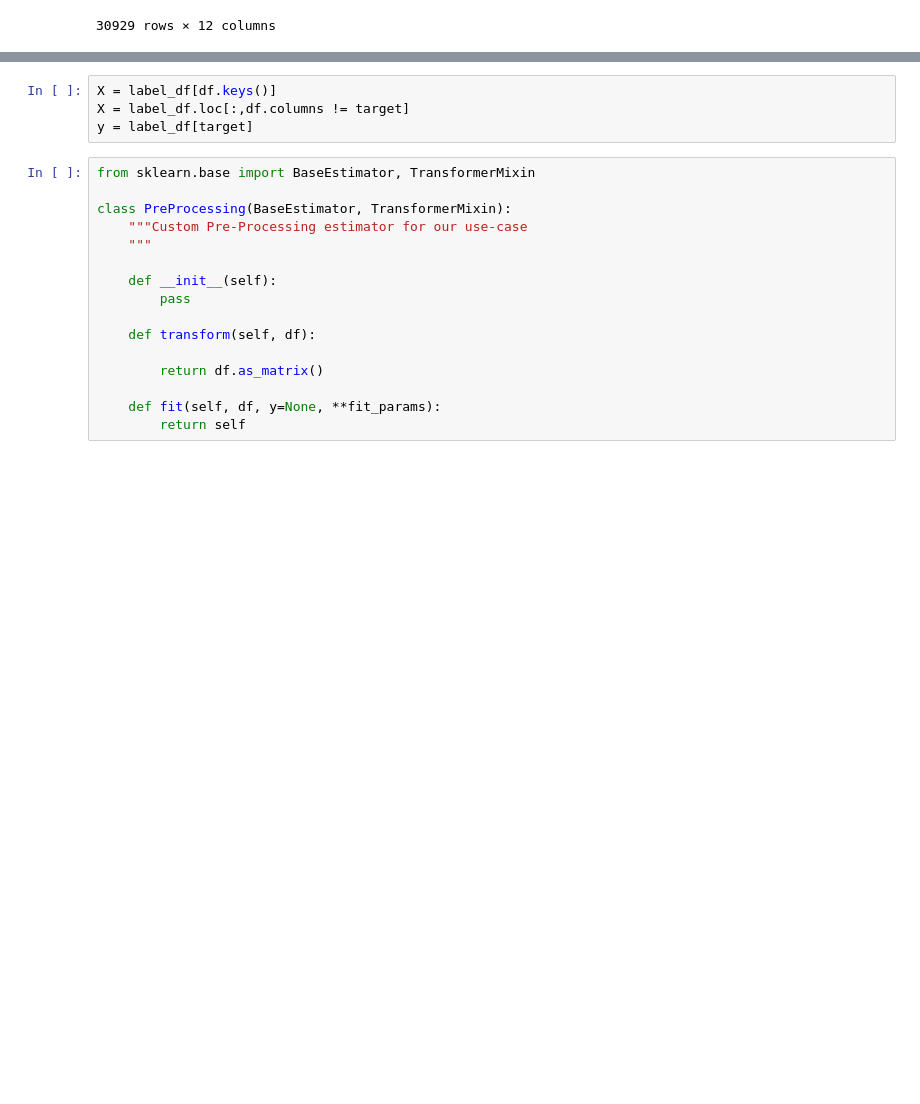
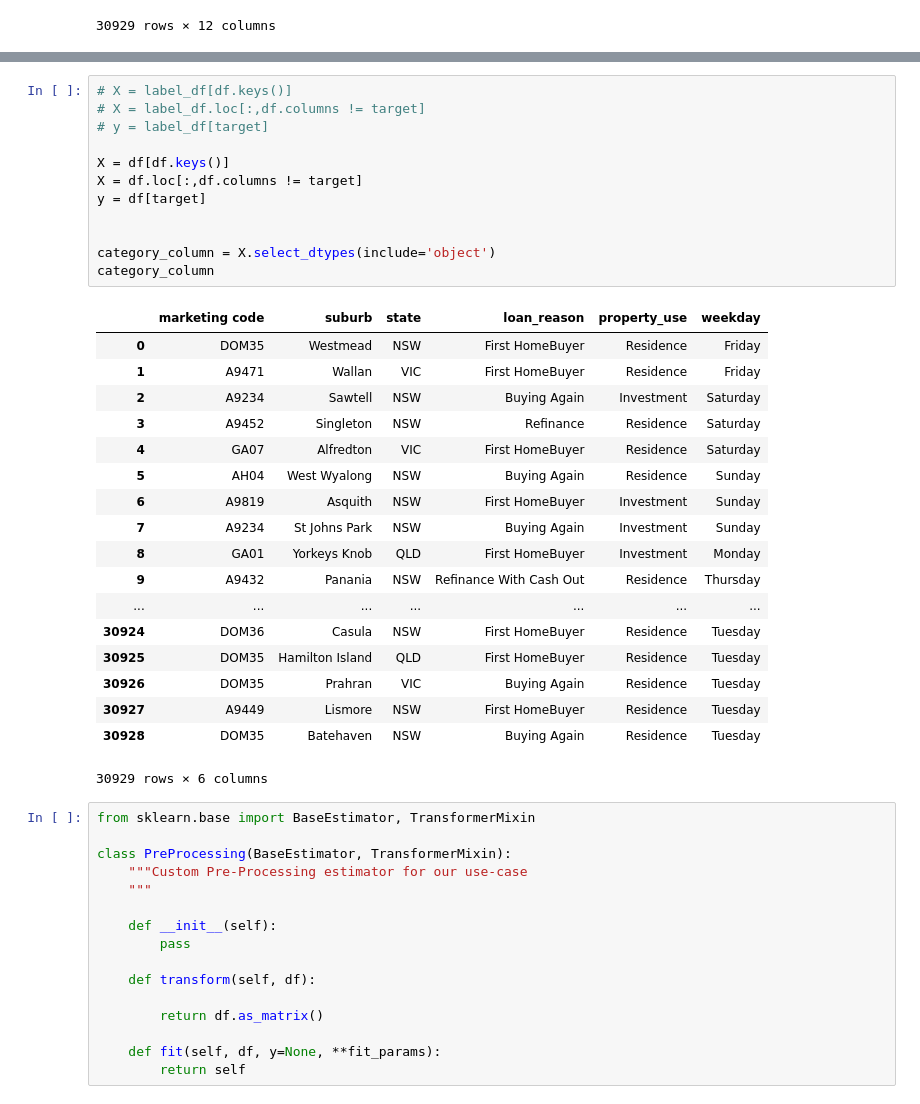
Before and after one commit to MagicMike90/customer-interest, a Jupyter notebook: enquiry_pipeline_TEST.ipynb, the cells around one changed output, grey strips where cells are left out. Saved outputs shown, nothing was run; the diff lists cells and outputs as text; blank space fills up the shorter version.

```diff
--- a/enquiry_pipeline.ipynb
+++ b/enquiry_pipeline_TEST.ipynb
@@ -196,7 +232,34 @@ label_df = df.apply(le.fit_transform)
 # %%
-X = label_df[df.keys()]
-X = label_df.loc[:,df.columns != target]
-y = label_df[target]
+# X = label_df[df.keys()]
+# X = label_df.loc[:,df.columns != target]
+# y = label_df[target]
+
+X = df[df.keys()]
+X = df.loc[:,df.columns != target]
+y = df[target]
+
+
+category_column = X.select_dtypes(include='object')
+category_column
+# %% [output]
+|  | marketing code | suburb | state | loan_reason | property_use | weekday |
+| 0 | DOM35 | Westmead | NSW | First HomeBuyer | Residence | Friday |
+| 1 | A9471 | Wallan | VIC | First HomeBuyer | Residence | Friday |
+| 2 | A9234 | Sawtell | NSW | Buying Again | Investment | Saturday |
+| 3 | A9452 | Singleton | NSW | Refinance | Residence | Saturday |
+| 4 | GA07 | Alfredton | VIC | First HomeBuyer | Residence | Saturday |
+| 5 | AH04 | West Wyalong | NSW | Buying Again | Residence | Sunday |
+| 6 | A9819 | Asquith | NSW | First HomeBuyer | Investment | Sunday |
+| 7 | A9234 | St Johns Park | NSW | Buying Again | Investment | Sunday |
+| 8 | GA01 | Yorkeys Knob | QLD | First HomeBuyer | Investment | Monday |
+| 9 | A9432 | Panania | NSW | Refinance With Cash Out | Residence | Thursday |
+| ... | ... | ... | ... | ... | ... | ... |
+| 30924 | DOM36 | Casula | NSW | First HomeBuyer | Residence | Tuesday |
+| 30925 | DOM35 | Hamilton Island | QLD | First HomeBuyer | Residence | Tuesday |
+| 30926 | DOM35 | Prahran | VIC | Buying Again | Residence | Tuesday |
+| 30927 | A9449 | Lismore | NSW | First HomeBuyer | Residence | Tuesday |
+| 30928 | DOM35 | Batehaven | NSW | Buying Again | Residence | Tuesday |
+30929 rows × 6 columns
 # %%
 from sklearn.base import BaseEstimator, TransformerMixin
 
```
Also changed, not shown: parts of 13 cells of this notebook, 3 other files.
